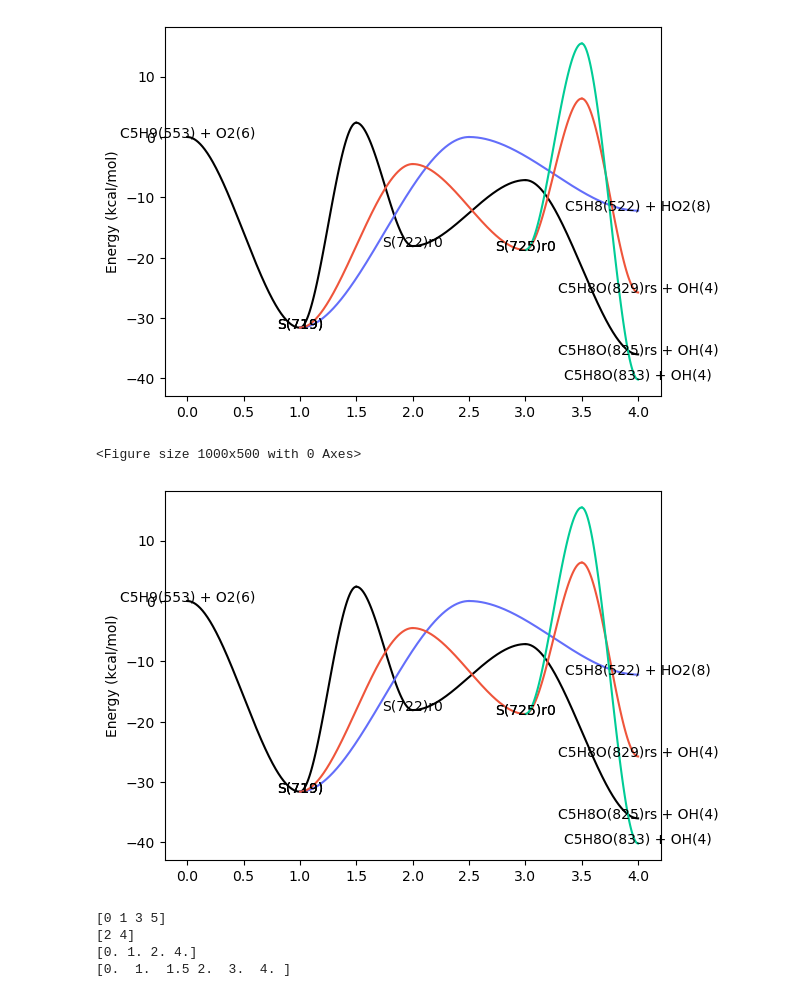
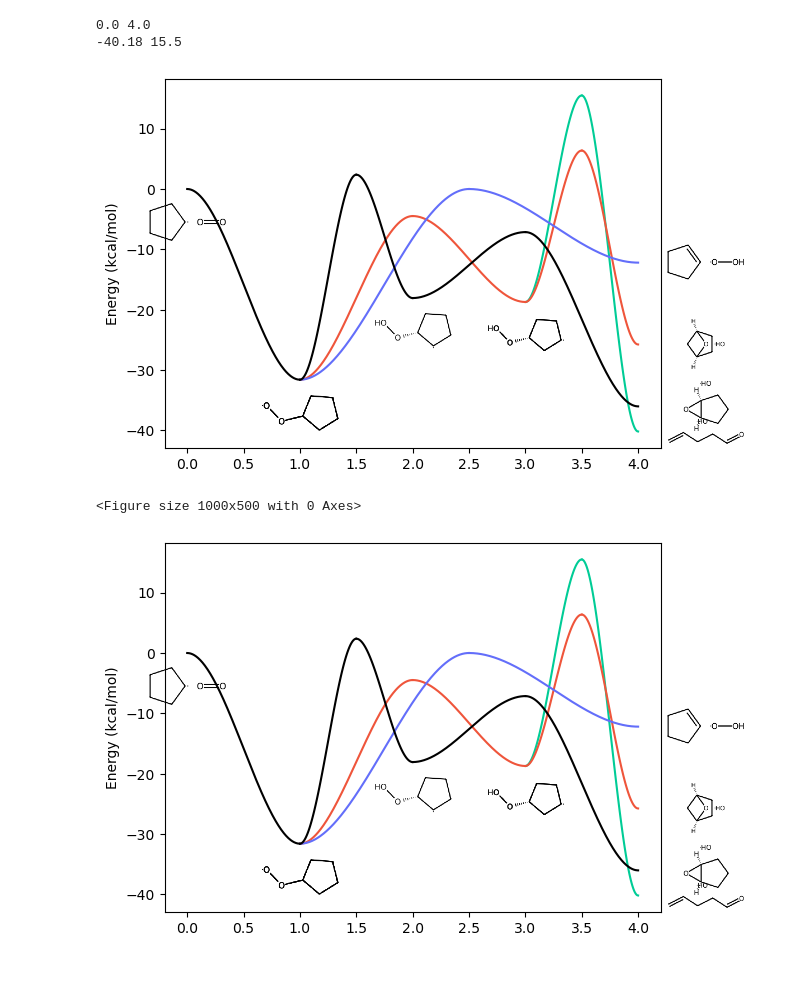
Before and after one commit to avcopan/mess-io-proto, a Jupyter notebook: examples/D_r-o2_0a_v1/plot.ipynb, the cells around one changed output. Drawn from its saved outputs; the diff is of its cells as text; code cells hidden in the pictures.

```diff
--- a/examples/D_r-o2_0a_v1/plot.ipynb
+++ b/examples/D_r-o2_0a_v1/plot.ipynb
@@ -15,34 +15,23 @@ surf = surface.without_fake_wells(surf)
 # %%
 from matplotlib import pyplot
 
 size = (10, 5)
 fig = pyplot.figure(figsize=size)
 fig = pyplot.figure()
 
 surface.plot_connected_paths(
-    surf, [[28, 0, 1, 22], [28, 0, 21], [28, 0, 3, 23], [28, 0, 3, 20]], fig=fig
+    surf,
+    [[28, 0, 1, 22], [28, 0, 21], [28, 0, 3, 23], [28, 0, 3, 20]],
+    fig=fig,
+    stereo=True,
+    amchi_mapping=surf.amchi_mapping,
 )
 # %% [output]
+0.0 4.0
+-40.18 15.5
-[figure, old version]
+[figure, new version]
-<Figure size 1000x500 with 0 Axes>
+<Figure size 1000x500 with 0 Axes>
-[figure, old version]
+[figure, new version]
-# %%
-import numpy
-
-coords = numpy.array([0, 1, numpy.nan, 2, numpy.nan, 4])
-nan = numpy.isnan(coords)
-miss_idxs, = numpy.nonzero(nan)
-good_idxs, = numpy.nonzero(~nan)
-print(good_idxs)
-print(miss_idxs)
-print(coords[~nan])
-coords[nan] = numpy.interp(miss_idxs, good_idxs, coords[~nan])
-print(coords)
-# %% [output]
-[0 1 3 5]
-[2 4]
-[0. 1. 2. 4.]
-[0.  1.  1.5 2.  3.  4. ]
 # %%
 # path0 = surface.path_from_well_id_sequence(surf, [28, 0, 1, 22])
 # path1 = surface.path_from_well_id_sequence(surf, [28, 0, 21])
```
Also changed, not shown: 1 other file.
